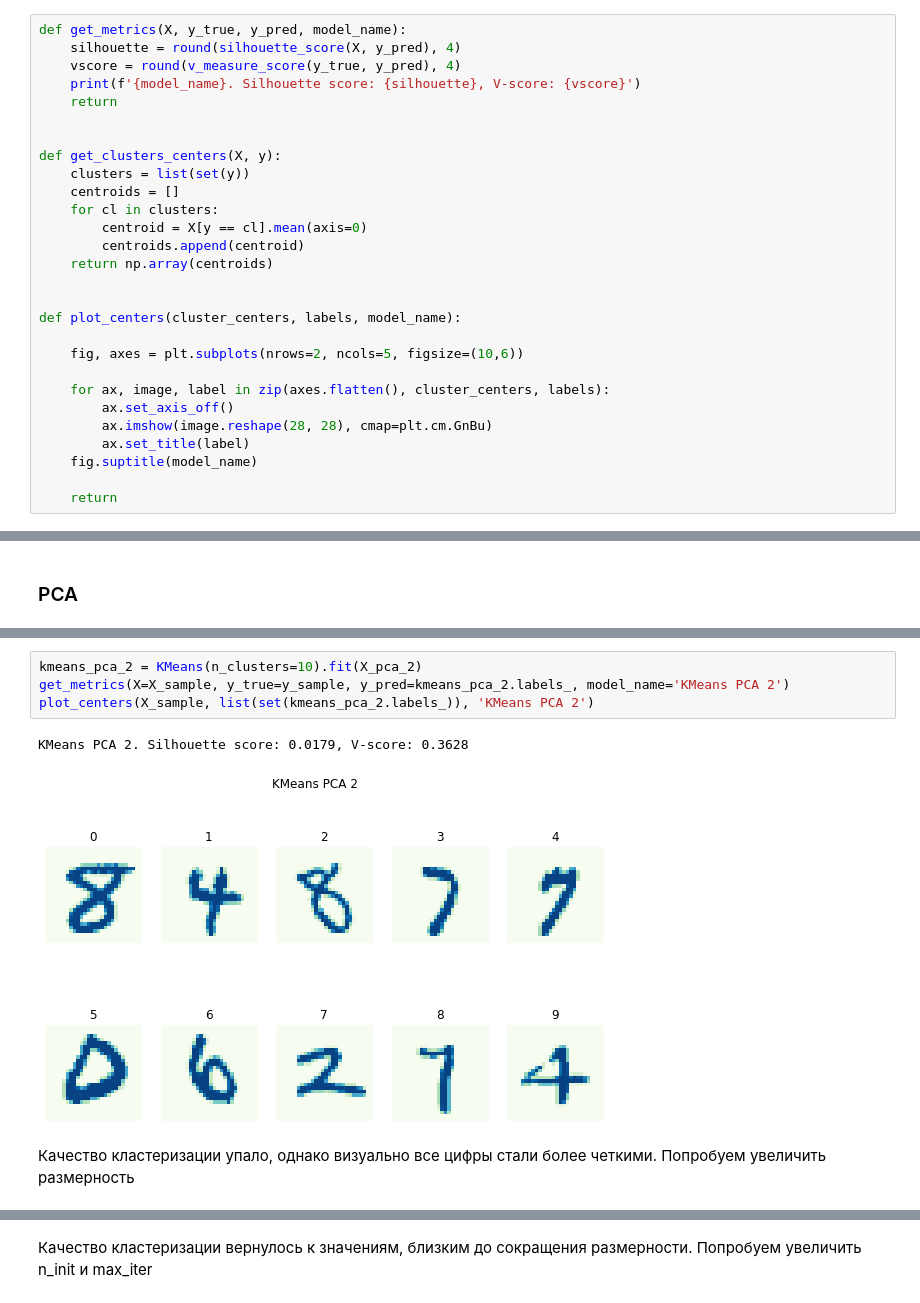
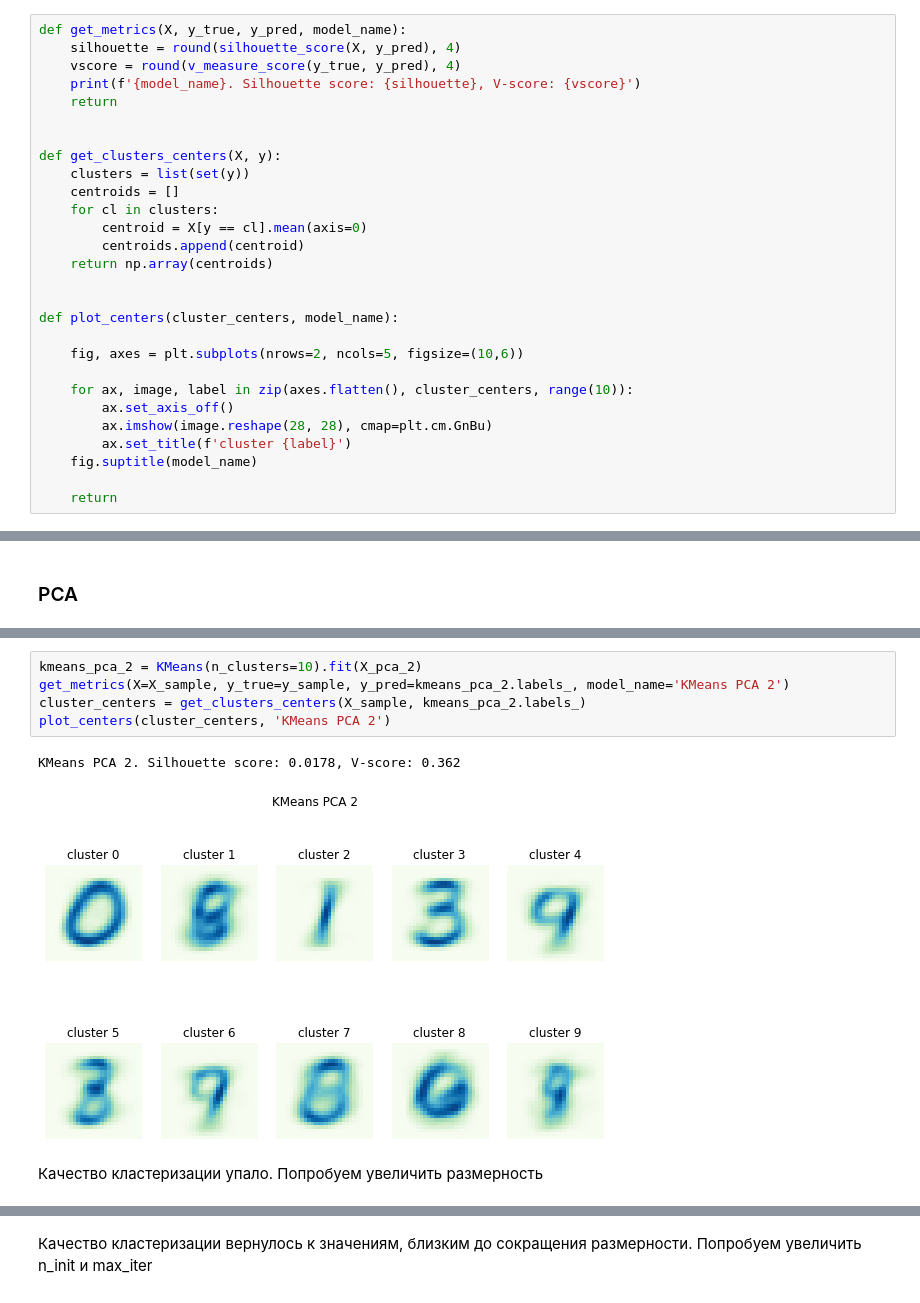
Before and after one commit to albert-bariev/rs-school-ml, a Jupyter notebook: 8_clustering.ipynb, the cells around one changed output, grey strips where cells are left out. Drawn from its saved outputs; the diff is of its cells as text.

```diff
--- a/8_clustering.ipynb
+++ b/8_clustering.ipynb
@@ -540,14 +540,14 @@ def get_clusters_centers(X, y):
     return np.array(centroids)
 
 
-def plot_centers(cluster_centers, labels, model_name):
+def plot_centers(cluster_centers, model_name):
 
     fig, axes = plt.subplots(nrows=2, ncols=5, figsize=(10,6))
 
-    for ax, image, label in zip(axes.flatten(), cluster_centers, labels):
+    for ax, image, label in zip(axes.flatten(), cluster_centers, range(10)):
         ax.set_axis_off()
         ax.imshow(image.reshape(28, 28), cmap=plt.cm.GnBu)
-        ax.set_title(label)
+        ax.set_title(f'cluster {label}')
     fig.suptitle(model_name)
 
     return
@@ -619,12 +633,13 @@ Wall time: 115 ms
 # %%
 kmeans_pca_2 = KMeans(n_clusters=10).fit(X_pca_2)
 get_metrics(X=X_sample, y_true=y_sample, y_pred=kmeans_pca_2.labels_, model_name='KMeans PCA 2')
-plot_centers(X_sample, list(set(kmeans_pca_2.labels_)), 'KMeans PCA 2')
+cluster_centers = get_clusters_centers(X_sample, kmeans_pca_2.labels_)
+plot_centers(cluster_centers, 'KMeans PCA 2')
 # %% [output]
-KMeans PCA 2. Silhouette score: 0.0179, V-score: 0.3628
+KMeans PCA 2. Silhouette score: 0.0178, V-score: 0.362
-[figure, old version]
+[figure, new version]
 # %% [markdown]
-Качество кластеризации упало, однако визуально все цифры стали более четкими. Попробуем увеличить размерность
+Качество кластеризации упало. Попробуем увеличить размерность
 # %%
 %%time
 pca_10 = PCA(n_components=10).fit(X_sample)
```
Also changed, not shown: parts of 30 cells of this notebook.
